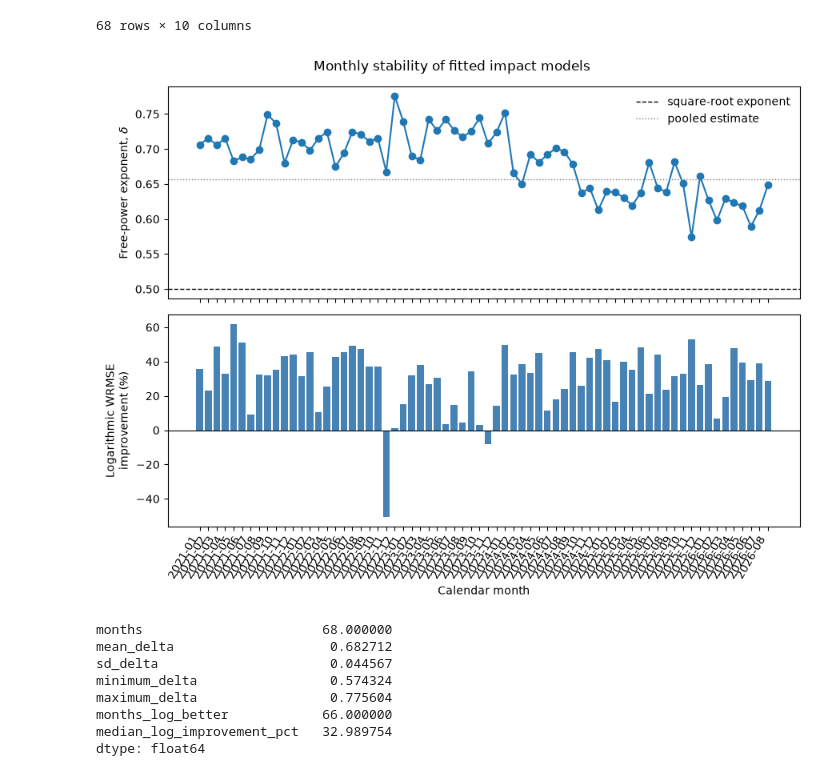
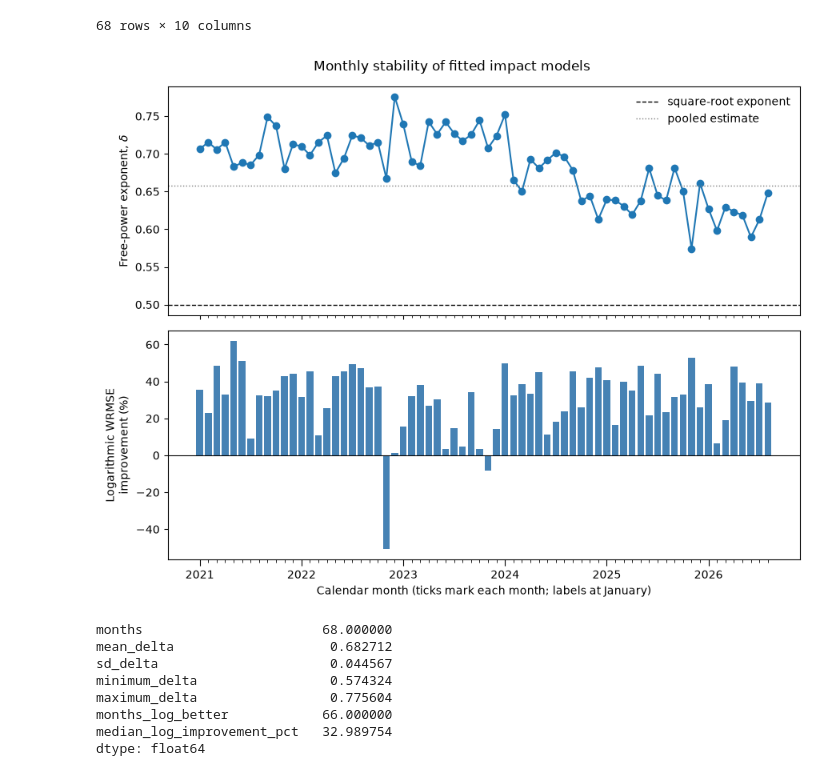
Before and after one commit to pdmillington/market-impact-research, a Jupyter notebook: crypto-impact-study/notebooks/PowerLawImpact.ipynb, the cells around one changed output. Drawn from its saved outputs; the diff is of its cells as text; code cells hidden in the pictures.

Commit message:
Graph 6 fixed for legible data labels

```diff
--- a/crypto-impact-study/notebooks/PowerLawImpact.ipynb
+++ b/crypto-impact-study/notebooks/PowerLawImpact.ipynb
@@ -1020,37 +1020,43 @@ axes[0].axhline(
     .set_index("model")
     .loc["free_power", "delta"],
     color="grey",
     linestyle=":",
     linewidth=1,
     label="pooled estimate",
 )
 
 axes[0].set_ylabel(r"Free-power exponent, $\delta$")
 axes[0].legend(frameon=False)
 
 axes[1].bar(
     positions,
     monthly_model_comparison["log_relative_improvement_pct"],
     color="steelblue",
 )
 
 axes[1].axhline(0, color="black", linewidth=0.8)
 axes[1].set_ylabel("Logarithmic WRMSE\nimprovement (%)")
-axes[1].set_xticks(positions)
-axes[1].set_xticklabels(labels, rotation=60, ha="right")
-axes[1].set_xlabel("Calendar month")
+# One labelled tick per year (at January), with an unlabelled minor tick for every
+# month: 68 monthly labels are illegible.
+january = labels.astype(str).str.endswith("-01").to_numpy()
+axes[1].set_xticks(positions[january])
+axes[1].set_xticklabels(labels[january].astype(str).str[:4])
+axes[1].set_xticks(positions, minor=True)
+axes[1].tick_params(axis="x", which="minor", length=3)
+axes[1].tick_params(axis="x", which="major", length=6)
+axes[1].set_xlabel("Calendar month (ticks mark each month; labels at January)")
 
 fig.suptitle("Monthly stability of fitted impact models")
 fig.tight_layout()
 
 fig.savefig(
     FIGURE_DIR / "06_monthly_model_stability.pdf",
     bbox_inches="tight",
 )
 
 plt.show()
 # %% [output]
-[figure, old version]
+[figure, new version]
 # %%
 monthly_summary = pd.Series(
     {
```
Also changed, not shown: parts of 1 cell of this notebook, 13 other files.
